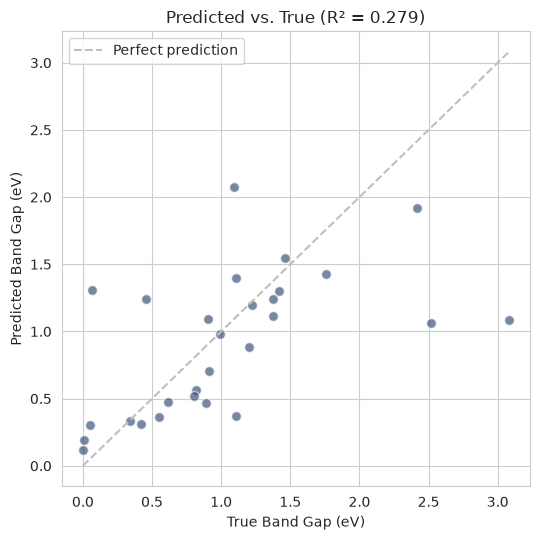
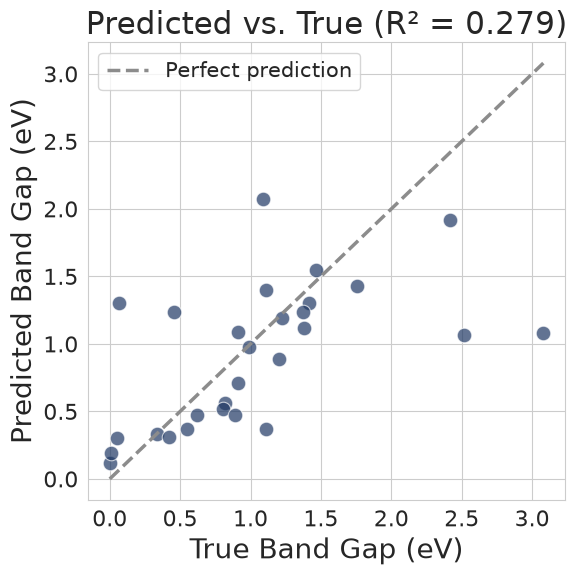
The change to this notebook cell's code, shown as a diff; its figure went from the first image to the second:
--- before
+++ after
@@ -12,8 +12,8 @@
 print(f"5-fold CV   : MAE={mae_cv.mean():.3f} +/- {mae_cv.std():.3f} eV | R²={r2_cv.mean():.3f} +/- {r2_cv.std():.3f}")
 
-fig, ax = plt.subplots(figsize=(5.5, 5.5))
-ax.scatter(yi_test, y_pred, alpha=0.6, color="#1F3864", edgecolor="white", s=50)
+fig, ax = plt.subplots(figsize=(6, 6))
+ax.scatter(yi_test, y_pred, alpha=0.7, color="#1F3864", edgecolor="white", linewidth=0.8, s=110)
 lims = [0, max(yi_test.max(), y_pred.max())]
-ax.plot(lims, lims, "--", color="#BFBFBF", linewidth=1.5, label="Perfect prediction")
+ax.plot(lims, lims, "--", color="#8C8C8C", linewidth=2.5, label="Perfect prediction")
 ax.set_xlabel("True Band Gap (eV)")
 ax.set_ylabel("Predicted Band Gap (eV)")

Commit: Increase figure typography for presentation legibility (dataviz/scientific-slides guidance)